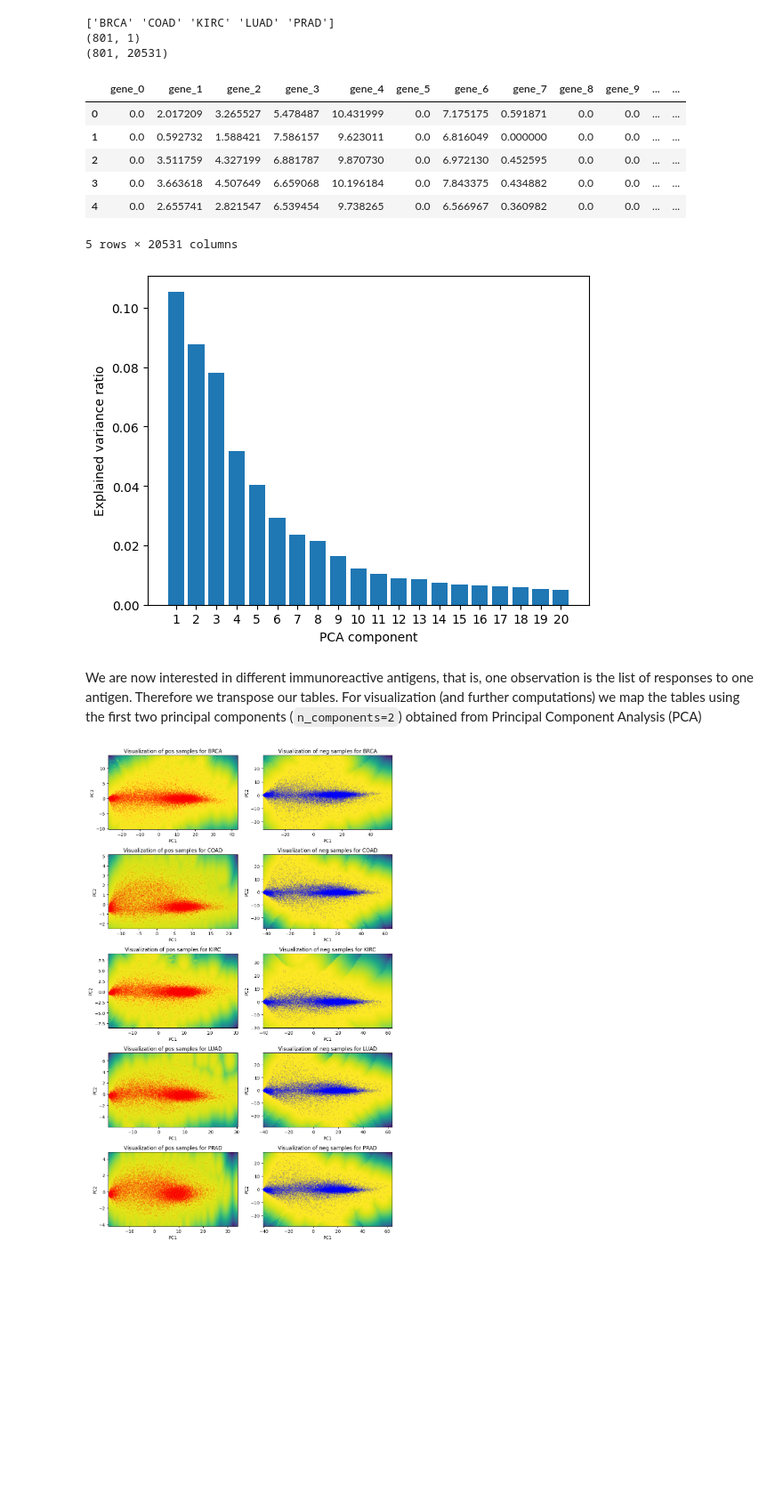
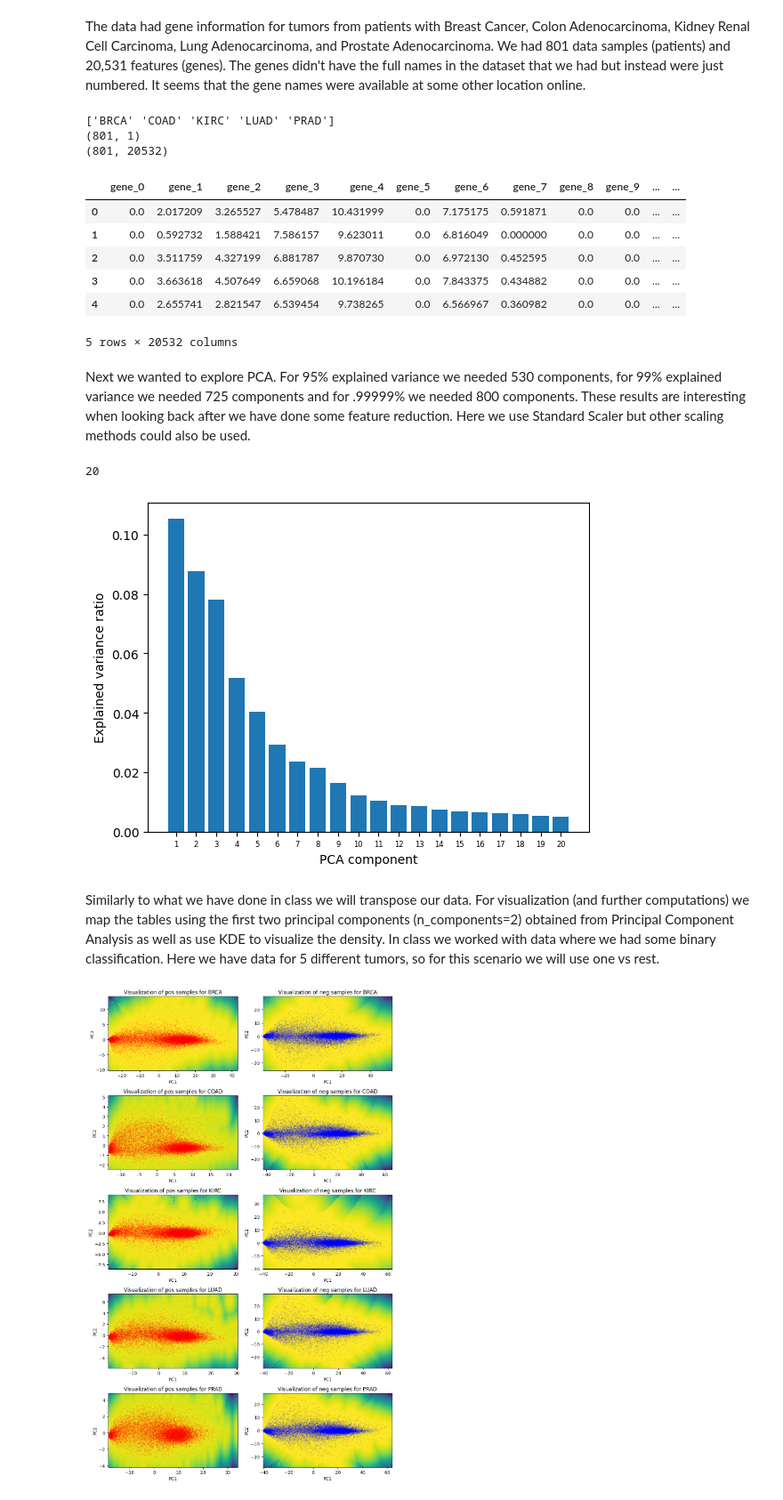
Before and after one commit to borchr27/bioinformatics_project, a Jupyter notebook: mitchell.ipynb, the cells around one changed output. Shown at 89% size. Cells and saved outputs as stored; diff of their text form; code cells hidden in the pictures; blank space fills up the shorter version.

```diff
--- a/mitchell.ipynb
+++ b/mitchell.ipynb
@@ -12,49 +9,48 @@ data = pd.read_csv('data.csv').drop('Unnamed: 0', axis=1)
 labels = pd.read_csv('labels.csv').drop('Unnamed: 0', axis=1)
+# %% [markdown]
+The data had gene information for tumors from patients with Breast Cancer, Colon Adenocarcinoma, Kidney Renal Cell Carcinoma, Lung Adenocarcinoma, and Prostate Adenocarcinoma. We had 801 data samples (patients) and 20,531 features (genes). The genes didn't have the full names in the dataset that we had but instead were just numbered. It seems that the gene names were available at some other location online.
 # %%
-
 print(np.unique(labels['Class']))
 print(labels.shape)
 print(data.shape)
+data.head()
 # %% [output]
 ['BRCA' 'COAD' 'KIRC' 'LUAD' 'PRAD']
 (801, 1)
-(801, 20531)
+(801, 20532)
+|  | gene_0 | gene_1 | gene_2 | gene_3 | gene_4 | gene_5 | gene_6 | gene_7 | gene_8 | gene_9 | ... | ... |
+| 0 | 0.0 | 2.017209 | 3.265527 | 5.478487 | 10.431999 | 0.0 | 7.175175 | 0.591871 | 0.0 | 0.0 | ... | ... |
+| 1 | 0.0 | 0.592732 | 1.588421 | 7.586157 | 9.623011 | 0.0 | 6.816049 | 0.000000 | 0.0 | 0.0 | ... | ... |
+| 2 | 0.0 | 3.511759 | 4.327199 | 6.881787 | 9.870730 | 0.0 | 6.972130 | 0.452595 | 0.0 | 0.0 | ... | ... |
+| 3 | 0.0 | 3.663618 | 4.507649 | 6.659068 | 10.196184 | 0.0 | 7.843375 | 0.434882 | 0.0 | 0.0 | ... | ... |
+| 4 | 0.0 | 2.655741 | 2.821547 | 6.539454 | 9.738265 | 0.0 | 6.566967 | 0.360982 | 0.0 | 0.0 | ... | ... |
+5 rows × 20532 columns
-# %%
-data.head()
-# %% [output]
-|  | gene_0 | gene_1 | gene_2 | gene_3 | gene_4 | gene_5 | gene_6 | gene_7 | gene_8 | gene_9 | ... | ... |
-| 0 | 0.0 | 2.017209 | 3.265527 | 5.478487 | 10.431999 | 0.0 | 7.175175 | 0.591871 | 0.0 | 0.0 | ... | ... |
-| 1 | 0.0 | 0.592732 | 1.588421 | 7.586157 | 9.623011 | 0.0 | 6.816049 | 0.000000 | 0.0 | 0.0 | ... | ... |
-| 2 | 0.0 | 3.511759 | 4.327199 | 6.881787 | 9.870730 | 0.0 | 6.972130 | 0.452595 | 0.0 | 0.0 | ... | ... |
-| 3 | 0.0 | 3.663618 | 4.507649 | 6.659068 | 10.196184 | 0.0 | 7.843375 | 0.434882 | 0.0 | 0.0 | ... | ... |
-| 4 | 0.0 | 2.655741 | 2.821547 | 6.539454 | 9.738265 | 0.0 | 6.566967 | 0.360982 | 0.0 | 0.0 | ... | ... |
-5 rows × 20531 columns
+# %% [markdown]
+Next we wanted to explore PCA. For 95% explained variance we needed 530 components, for 99% explained variance we needed 725 components and for .99999% we needed 800 components. These results are interesting when looking back after we have done some feature reduction. Here we use Standard Scaler but other scaling methods could also be used.
 # %%
-# PCA analysis for 10 components
-
 from sklearn.decomposition import PCA
 from sklearn.preprocessing import StandardScaler
 import matplotlib.pyplot as plt
 
-# standardize the data
+# Scale the data
 data_scaled = StandardScaler().fit_transform(data)
 
 # PCA analysis
 pca = PCA(n_components=20)
 pca.fit(data_scaled)
 tumor_data = pca.transform(data_scaled)
+n_pcs= pca.components_.shape[0]
 
-# create a bar plot of the explained variance for each component
-plt.bar(range(1,21), pca.explained_variance_ratio_)
+plt.bar(range(1,n_pcs+1), pca.explained_variance_ratio_)
 plt.xlabel('PCA component')
 plt.ylabel('Explained variance ratio')
-# set the x ticks with the names of the components
-plt.xticks(range(1,21))
+plt.xticks(range(1,n_pcs+1), size=6)
 plt.show()
 # %% [output]
+20
-[figure, old version]
+[figure, new version]
-# %% [markdown]
-We are now interested in different immunoreactive antigens, that is, one observation is the list of responses to one antigen. Therefore we transpose our tables. For visualization (and further computations) we map the tables using the first two principal components (`n_components=2`) obtained from Principal Component Analysis (PCA)
+# %% [markdown]
+Similarly to what we have done in class we will transpose our data. For visualization (and further computations) we map the tables using the first two principal components (n_components=2) obtained from Principal Component Analysis as well as use KDE to visualize the density. In class we worked with data where we had some binary classification. Here we have data for 5 different tumors, so for this scenario we will use one vs rest.
 # %%
 from sklearn.preprocessing import StandardScaler
 from sklearn.neighbors import KernelDensity
```
Also changed, not shown: parts of 10 cells of this notebook, 1 other file.
